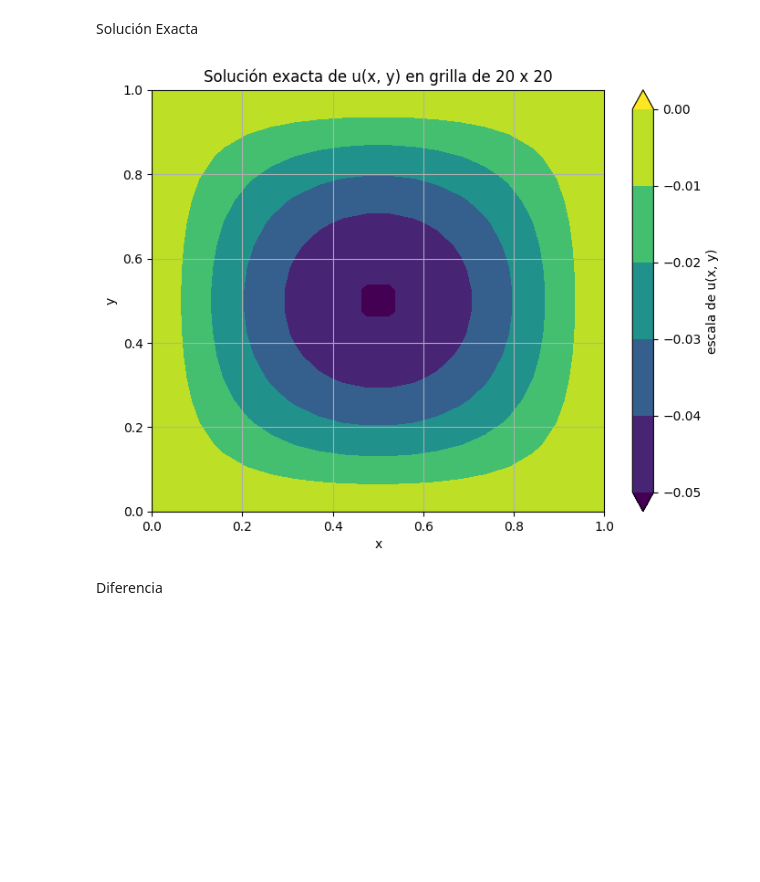
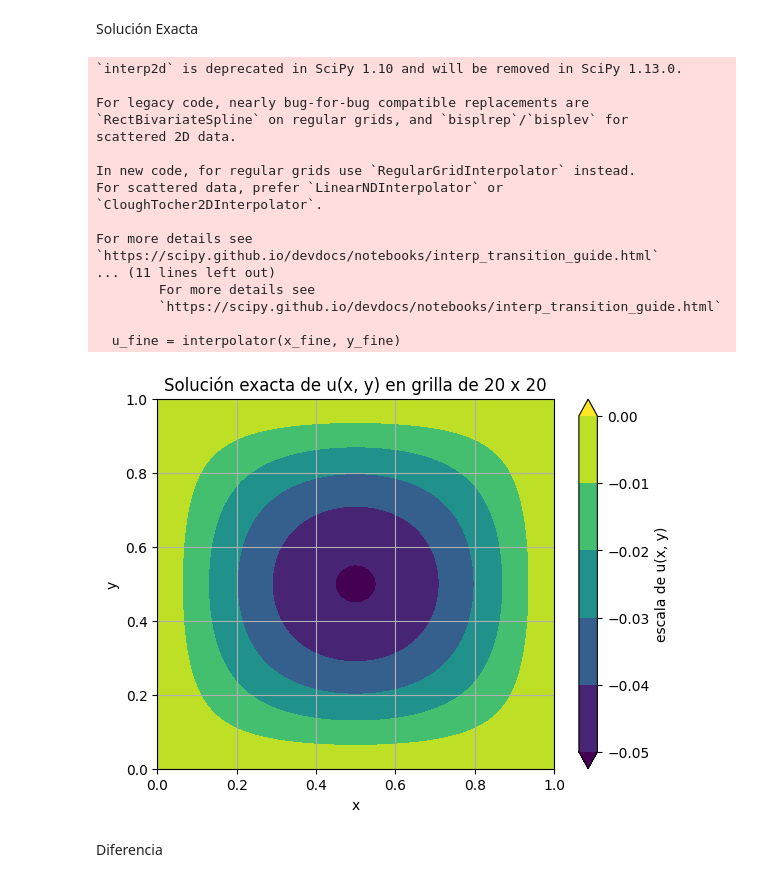
Before and after one commit to fabriciolopretto/PINN, a Jupyter notebook: punto_1/punto_1_pinn_alter.ipynb, the cells around one changed output. Cells and saved outputs as stored; diff of their text form; code cells hidden in the pictures; blank space fills up the shorter version.

```diff
--- a/punto_1/punto_1_pinn_alter.ipynb
+++ b/punto_1/punto_1_pinn_alter.ipynb
@@ -192,27 +205,53 @@ Solución Exacta
 # %%
 # Define la función u(x, y)
 def u(x, y):
     return -1 / (2 * np.pi**2) * np.sin(np.pi * x) * np.sin(np.pi * y)
 
 # Crea la malla de 10x10 en el dominio 0 < x < 1; 0 < y < 1
 x = np.linspace(0, 1, 20)
 y = np.linspace(0, 1, 20)
 X, Y = np.meshgrid(x, y)
 
 # Calcula los valores de u en la malla
 u_SE_20x20 = u(X, Y)
 
+# Longitud en las direcciones x e y
+Lx, Ly = 1.0, 1.0
+
+# Interpolación para una grilla fina
+x_fine = np.linspace(0, Lx, 1000)
+y_fine = np.linspace(0, Ly, 1000)
+interpolator = interp2d(x, y, u_SE_20x20.T, kind='cubic')
+u_fine = interpolator(x_fine, y_fine)
+
 # Grafica el campo
-plt.figure(figsize=(8, 6))
-plt.contourf(X, Y, u_SE_20x20, levels=[-0.05, -0.04, -0.03, -0.02, -0.01, 0.00], vmin=-0.05, vmax=0.00, extend='both')
+X_fine, Y_fine = np.meshgrid(x_fine, y_fine)
+cp = plt.contourf(X_fine, Y_fine, u_fine, cmap='viridis', levels=[-0.05, -0.04, -0.03, -0.02, -0.01, 0.00], vmin=-0.05, vmax=0.00, extend='both')
 plt.colorbar(label='escala de u(x, y)', extend='both', ticks=[-0.05, -0.04, -0.03, -0.02, -0.01, 0.00])
 plt.title(f'Solución exacta de u(x, y) en grilla de 20 x 20')
 plt.xlabel('x')
 plt.ylabel('y')
 plt.grid()
 plt.show()
 # %% [output]
+`interp2d` is deprecated in SciPy 1.10 and will be removed in SciPy 1.13.0.
+
+For legacy code, nearly bug-for-bug compatible replacements are
+`RectBivariateSpline` on regular grids, and `bisplrep`/`bisplev` for
+scattered 2D data.
+
+In new code, for regular grids use `RegularGridInterpolator` instead.
+For scattered data, prefer `LinearNDInterpolator` or
+`CloughTocher2DInterpolator`.
+
+For more details see
+`https://scipy.github.io/devdocs/notebooks/interp_transition_guide.html`
+... (11 lines left out)
+        For more details see
+        `https://scipy.github.io/devdocs/notebooks/interp_transition_guide.html`
+
+  u_fine = interpolator(x_fine, y_fine)
-[figure, old version]
+[figure, new version]
 # %% [markdown]
 Diferencia
 # %%
```
Also changed, not shown: parts of 10 cells of this notebook, 6 other files.
